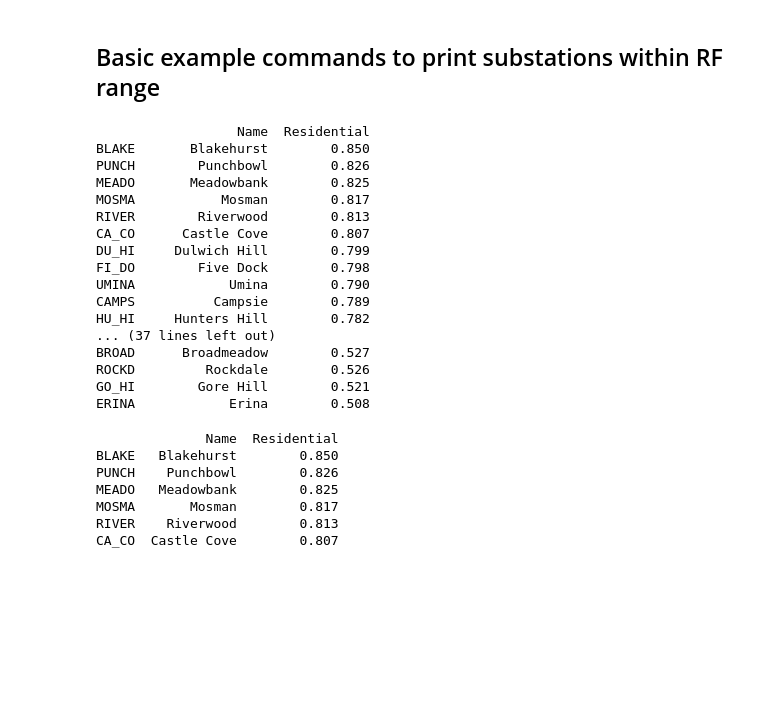
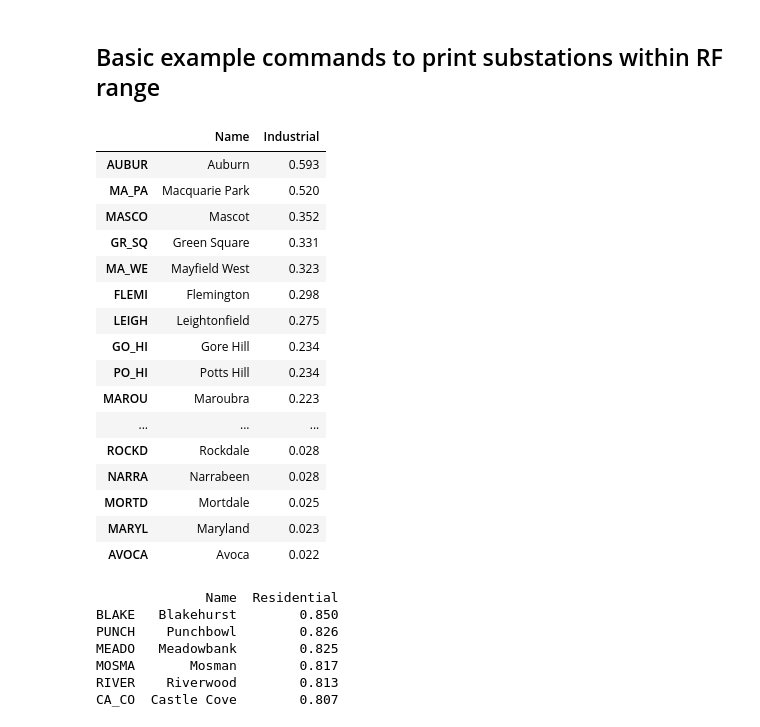
Before and after one commit to 21centuryweather/aus_substation_electricity, a Jupyter notebook: pia_notebooks/NSW_data/RF_nonmoving_hols.ipynb, the cells around one changed output. Saved outputs shown, nothing was run; the diff lists cells and outputs as text; code cells hidden in the pictures; blank space fills up the shorter version.

```diff
--- a/pia_notebooks/NSW_data/RF_nonmoving_hols.ipynb
+++ b/pia_notebooks/NSW_data/RF_nonmoving_hols.ipynb
@@ -51,26 +51,26 @@ Column names in info: Index(['energy_asset', 'Name', 'Area', 'Dwellings', 'Perso
 # %% [markdown]
 ## Basic example commands to print substations within RF range
 # %%
-columns_to_print = ['Name', 'Residential']
+columns_to_print = ['Name', 'Industrial']
 
-residential_over_50 = info[info['Residential'] > 0.5][columns_to_print]
+info[['Name', 'Industrial']].sort_values('Industrial', ascending=False).head(50)
 
-print(residential_over_50)
+#residential_over_50.head(10)
 # %% [output]
-                  Name  Residential
-BLAKE       Blakehurst        0.850
-PUNCH        Punchbowl        0.826
-MEADO       Meadowbank        0.825
-MOSMA           Mosman        0.817
-RIVER        Riverwood        0.813
-CA_CO      Castle Cove        0.807
-DU_HI     Dulwich Hill        0.799
-FI_DO        Five Dock        0.798
-UMINA            Umina        0.790
-CAMPS          Campsie        0.789
-HU_HI     Hunters Hill        0.782
-... (37 lines left out)
-BROAD      Broadmeadow        0.527
-ROCKD         Rockdale        0.526
-GO_HI        Gore Hill        0.521
-ERINA            Erina        0.508
+|  | Name | Industrial |
+| AUBUR | Auburn | 0.593 |
+| MA_PA | Macquarie Park | 0.520 |
+| MASCO | Mascot | 0.352 |
+| GR_SQ | Green Square | 0.331 |
+| MA_WE | Mayfield West | 0.323 |
+| FLEMI | Flemington | 0.298 |
+| LEIGH | Leightonfield | 0.275 |
+| GO_HI | Gore Hill | 0.234 |
+| PO_HI | Potts Hill | 0.234 |
+| MAROU | Maroubra | 0.223 |
+| ... | ... | ... |
+| ROCKD | Rockdale | 0.028 |
+| NARRA | Narrabeen | 0.028 |
+| MORTD | Mortdale | 0.025 |
+| MARYL | Maryland | 0.023 |
+| AVOCA | Avoca | 0.022 |
```
Also changed, not shown: parts of 1 cell of this notebook, 1 other file.
